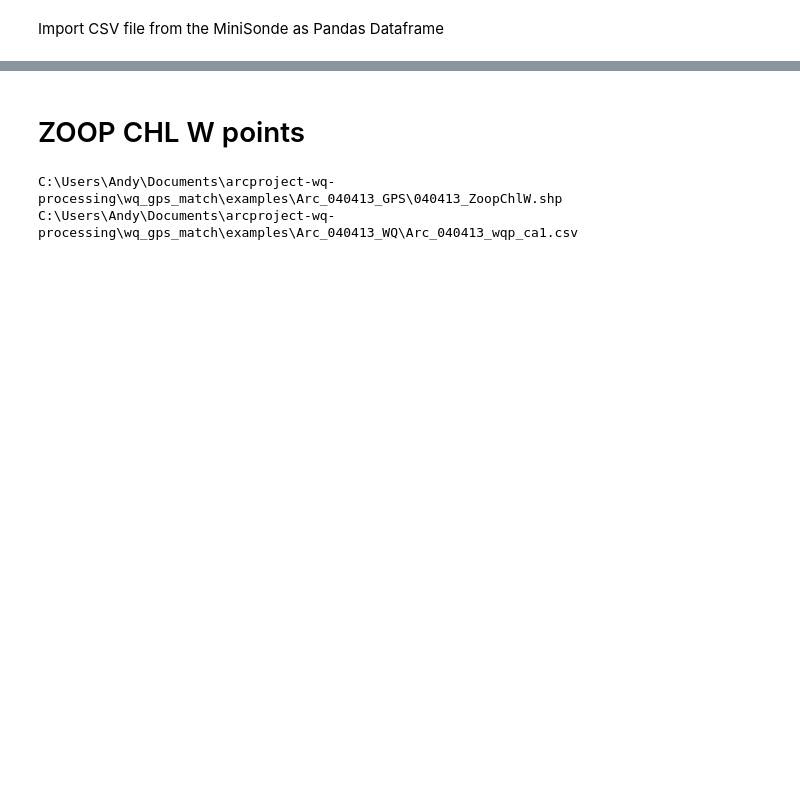
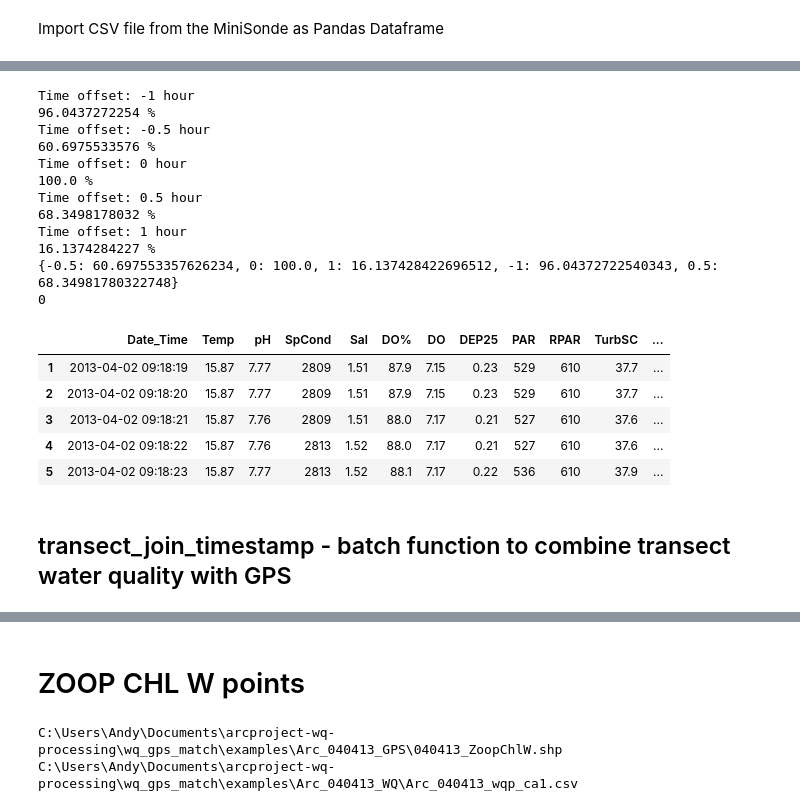
Before and after one commit to ucd-cws/arcproject-wq-processing, a Jupyter notebook: wq_gps_timematch.ipynb, the cells around one changed output, grey strips where cells are left out. Drawn from its saved outputs; the diff is of its cells as text; code cells hidden in the pictures; blank space fills up the shorter version.

Commit message:
inital pass applying time stamp match on existing Arc transect data

```diff
--- a/wq_gps_timematch.ipynb
+++ b/wq_gps_timematch.ipynb
@@ -12,9 +8,10 @@ datetime.datetime(2013, 4, 4, 8, 18, 47)
 # set wd to Arcproject-wq-processing folder
 wd = os.path.abspath(os.path.join(os.path.dirname(os.path.dirname("__file__"))))
 # example shp
-shp = os.path.join(wd, "wq_gps_match", "examples", "Arc_040413_GPS", "040413_PosnPnt.shp")
+shp = os.path.join(wd, "wq_gps_match", "examples", "Apr_2013", "SummaryFiles", "Apr2013_GPS", "Arc_Apr2013_PosnPnt.shp")
+
 # example water quality
-wq_file = os.path.join(wd, "wq_gps_match", "examples", "Arc_040413_WQ", "Arc_040413_wqt_cc.csv")
+wq_file = os.path.join(wd, "wq_gps_match", "examples", "Apr_2013", "Arc_040213", "Arc_040213_WQ", "Arc_040213_wqt_sh_2.csv")
 
 print(shp)
 print(wq_file)
@@ -114,0 +116,68 @@ print(matches.head())
+# %%
+# adjust date time by an hour to account for uncorrected daylight savings time
+
+from datetime import timedelta
+
+
+def dstadjustment(df, offset_hours):
+    df2 = df.copy() # make a copy of data so original is not overwritten
+    dstshift = lambda x: x + timedelta(hours=offset_hours)
+    df2['Date_Time'] = df2['Date_Time'].map(dstshift)
+    return df2
+
+
+
+#orignal = timestamp_match.JoinByTimeStamp(water_quality, shp_df)
+#percent_match = timestamp_match.JoinMatchPercent(water_quality, matches)
+
+
+#plus1 = dstadjustment(water_quality, 1)
+
+offsets= {}
+
+for i in [-1,-0.5, 0, 0.5,1]:
+    print("Time offset: {} hour".format(i))
+
+    # offset water quality
+    off = dstadjustment(water_quality, i)
+
+    # try joining by timestamp
+    matches = timestamp_match.JoinByTimeStamp(off, shp_df)[0]
+
+    # report the percentage matched
+    percent_match = timestamp_match.JoinMatchPercent(water_quality, matches)
+    print("{} %".format(percent_match))
+
+    # add to dict
+    offsets[i]=percent_match
+
+print(offsets)
+highest_percent_offset = max(offsets, key=offsets.get)
+print(highest_percent_offset)
+
+
+offset_df = timestamp_match.dstadjustment(water_quality, highest_percent_offset)
+offset_df.head()
+
+# join using time stamps w/ exact matchjoined_data = timestamp_match.JoinByTimeStamp(offset_df, pts)
+# %% [output]
+Time offset: -1 hour
+96.0437272254 %
+Time offset: -0.5 hour
+60.6975533576 %
+Time offset: 0 hour
+100.0 %
+Time offset: 0.5 hour
+68.3498178032 %
+Time offset: 1 hour
+16.1374284227 %
+{-0.5: 60.697553357626234, 0: 100.0, 1: 16.137428422696512, -1: 96.04372722540343, 0.5: 68.34981780322748}
+0
+|  | Date_Time | Temp | pH | SpCond | Sal | DO% | DO | DEP25 | PAR | RPAR | TurbSC | ... |
+| 1 | 2013-04-02 09:18:19 | 15.87 | 7.77 | 2809 | 1.51 | 87.9 | 7.15 | 0.23 | 529 | 610 | 37.7 | ... |
+| 2 | 2013-04-02 09:18:20 | 15.87 | 7.77 | 2809 | 1.51 | 87.9 | 7.15 | 0.23 | 529 | 610 | 37.7 | ... |
+| 3 | 2013-04-02 09:18:21 | 15.87 | 7.76 | 2809 | 1.51 | 88.0 | 7.17 | 0.21 | 527 | 610 | 37.6 | ... |
+| 4 | 2013-04-02 09:18:22 | 15.87 | 7.76 | 2813 | 1.52 | 88.0 | 7.17 | 0.21 | 527 | 610 | 37.6 | ... |
+| 5 | 2013-04-02 09:18:23 | 15.87 | 7.77 | 2813 | 1.52 | 88.1 | 7.17 | 0.22 | 536 | 610 | 37.9 | ... |
+# %% [markdown]
+## transect_join_timestamp - batch function to combine transect water quality with GPS
```
Also changed, not shown: parts of 13 cells of this notebook, 4 other files.
